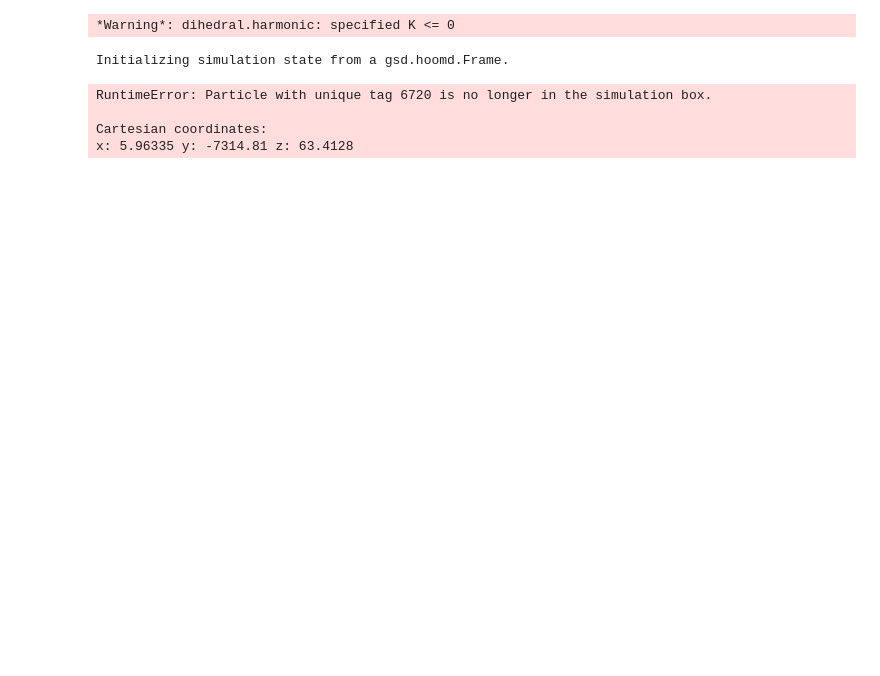
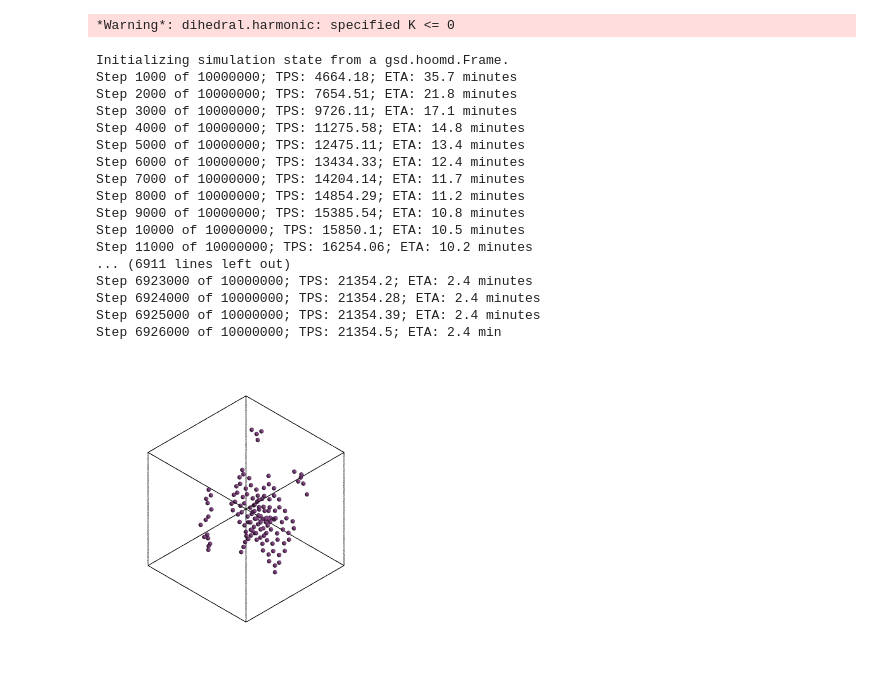
Before and after one commit to eridanirojas/mxene, a Jupyter notebook: example/ej_flakes.ipynb, the cells around one changed output. Drawn from its saved outputs; the diff is of its cells as text; code cells hidden in the pictures; blank space fills up the shorter version.

```diff
--- a/example/ej_flakes.ipynb
+++ b/example/ej_flakes.ipynb
@@ -49,50 +49,63 @@ class Graphene(System):
     def _build_system(self):
         return self.all_molecules[0]
 #OK, so we want to initialize a system with some chains and some flakes
-kg_chain = LJChain(lengths=20,num_mols=500)
+kg_chain = LJChain(lengths=20,num_mols=2)
 sheet = Graphene(x_repeat=5, y_repeat=5, n_layers=1, periodicity=(False, False, False))
-system = Pack(molecules=[Molecule(compound=sheet.all_molecules[0], num_mols=5), kg_chain], density=0.01, packing_expand_factor = 6, seed=2, overlap=1.1)
+system = Pack(molecules=[Molecule(compound=sheet.all_molecules[0], num_mols=2), kg_chain], density=0.1, packing_expand_factor = 6, seed=2)#, overlap=1.1)
 system.visualize()
 # %% [output]
 [interactive output not drawn]
 # %%
 # this FF is for research question
-# WCA = 2.5 **1/6, kT = 3.0, needs thousand chains, maybe 10-12 flakes. large system, need lots of steps. 5e6 probably good.
+# WCA = 2 **1/6, kT = 3.0, needs thousand chains, maybe 10-12 flakes. large system, need lots of steps. 5e6 probably good.
 ff = BeadSpring(
-    #r_cut=2.5,
-    r_cut=2**(1/6),
+    r_cut=2.5,
+    #r_cut=2**(1/6),
     beads={
         "A": dict(epsilon=1.0, sigma=1.0),  # chains
         "F": dict(epsilon=1.0, sigma=1.0),  # flakes
     },
     bonds={
         "F-F": dict(r0=1.0, k=1000),
         "A-A": dict(r0=1.0, k=1000.0),  # increased k to avoid chain collapse
     },
     angles={
         "A-A-A": dict(t0=2* np.pi / 3., k=100.0),   # moderate stiffness for chains
         "F-F-F": dict(t0=2 * np.pi / 3., k=5000),
     },
     dihedrals={
         "A-A-A-A": dict(phi0=0.0, k=0, d=-1, n=2), # need to turn this on later, messed up with straight chains
         "F-F-F-F": dict(phi0=0.0, k=500, d=-1, n=2),
     }
 )
 gsd ="trajectory.gsd"
 log ="log.txt"
 cpu = hoomd.device.CPU()
 sim = Simulation(initial_state=system.hoomd_snapshot, forcefield=ff.hoomd_forces, device=cpu, dt = 0.0005, gsd_write_freq=int(1000), log_file_name = log, gsd_file_name = gsd)
-sim.run_NVT(n_steps=5e6, kT=3, tau_kt=.1)
+sim.run_NVT(n_steps=10_000_000, kT=15, tau_kt=.1)
 sim.flush_writers()
 sim_visualizer = FresnelGSD(gsd_file=gsd, frame=-1, view_axis=(1, 1, 1))
 sim_visualizer.view()
 # %% [output]
 *Warning*: dihedral.harmonic: specified K <= 0
 Initializing simulation state from a gsd.hoomd.Frame.
+Step 1000 of 10000000; TPS: 4664.18; ETA: 35.7 minutes
+Step 2000 of 10000000; TPS: 7654.51; ETA: 21.8 minutes
+Step 3000 of 10000000; TPS: 9726.11; ETA: 17.1 minutes
+Step 4000 of 10000000; TPS: 11275.58; ETA: 14.8 minutes
+Step 5000 of 10000000; TPS: 12475.11; ETA: 13.4 minutes
+Step 6000 of 10000000; TPS: 13434.33; ETA: 12.4 minutes
+Step 7000 of 10000000; TPS: 14204.14; ETA: 11.7 minutes
+Step 8000 of 10000000; TPS: 14854.29; ETA: 11.2 minutes
+Step 9000 of 10000000; TPS: 15385.54; ETA: 10.8 minutes
+Step 10000 of 10000000; TPS: 15850.1; ETA: 10.5 minutes
+Step 11000 of 10000000; TPS: 16254.06; ETA: 10.2 minutes
+... (6911 lines left out)
+Step 6923000 of 10000000; TPS: 21354.2; ETA: 2.4 minutes
+Step 6924000 of 10000000; TPS: 21354.28; ETA: 2.4 minutes
+Step 6925000 of 10000000; TPS: 21354.39; ETA: 2.4 minutes
+Step 6926000 of 10000000; TPS: 21354.5; ETA: 2.4 min
-RuntimeError: Particle with unique tag 6720 is no longer in the simulation box.
-
-Cartesian coordinates:
-x: 5.96335 y: -7314.81 z: 63.4128
+[figure, added]
 # %%
 # for 2 chains, flake # does not matter at all, was able to go up to 12 flakes with ease
 # 22 chains is the limit
```
Also changed, not shown: parts of 1 cell of this notebook.
